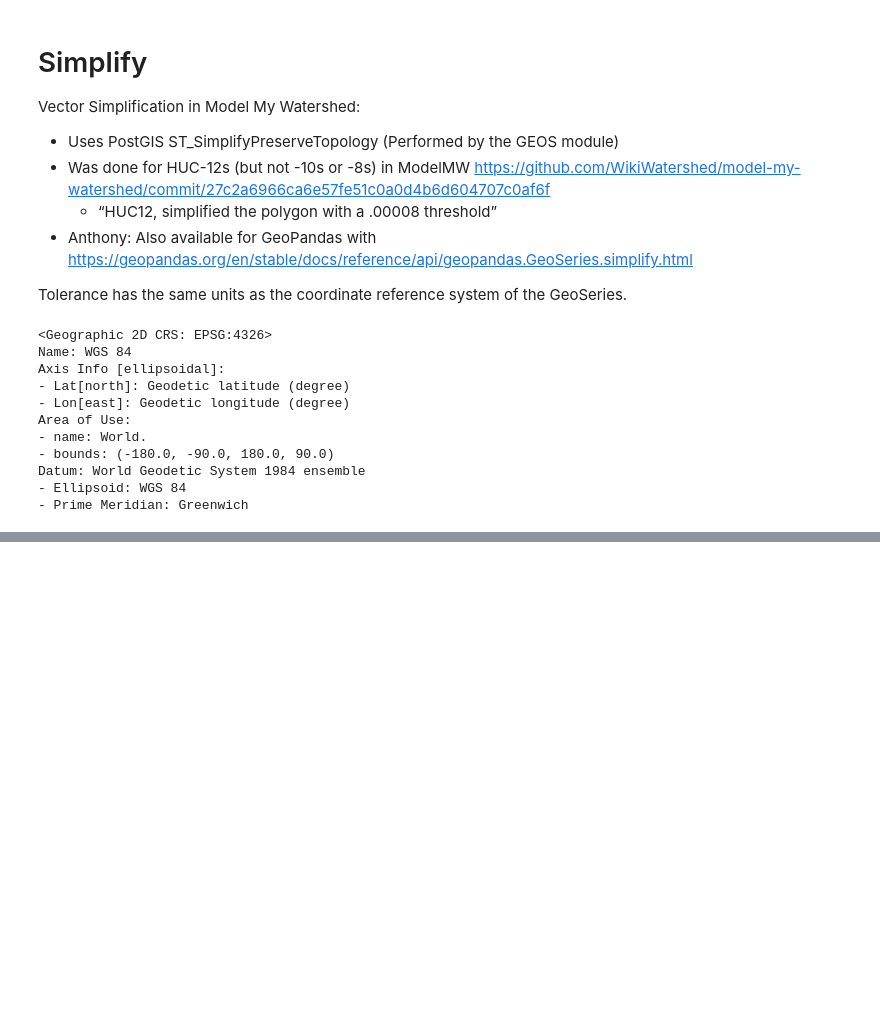
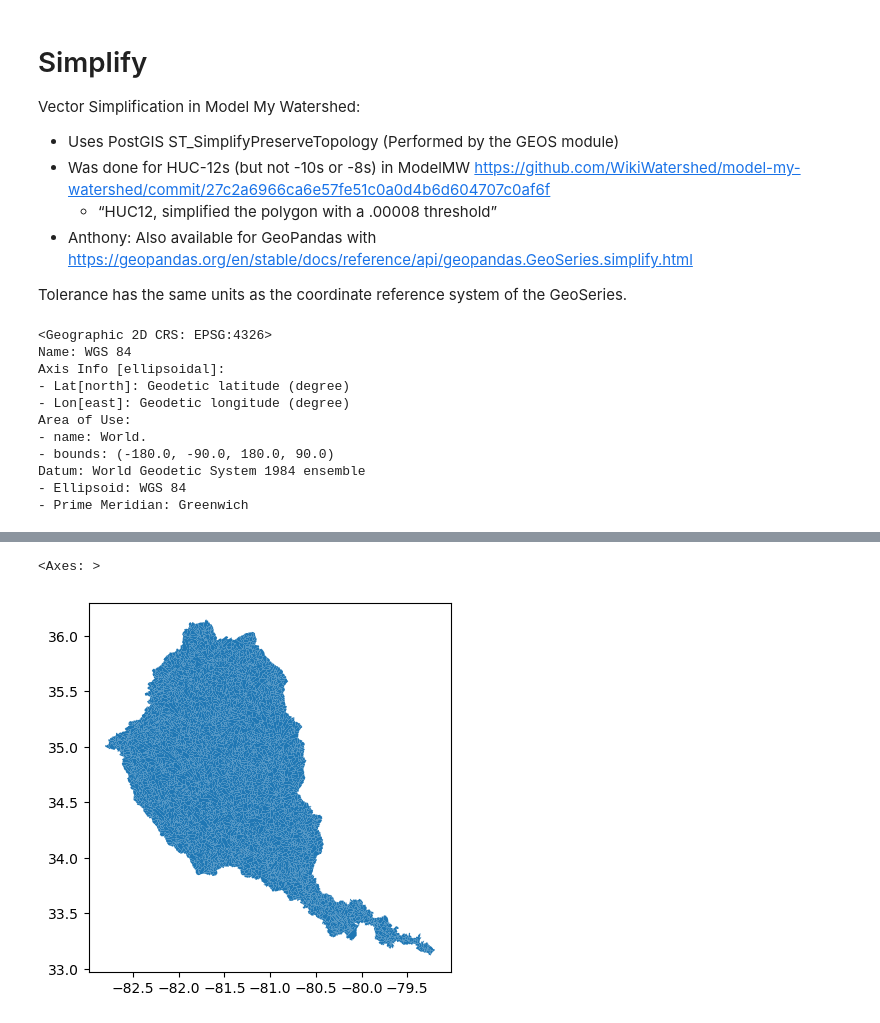
Before and after one commit to WikiWatershed/global-hydrography, a Jupyter notebook: sandbox/simplify_basins.ipynb, the cells around one changed output, grey strips where cells are left out. Cells and saved outputs as stored; diff of their text form; code cells hidden in the pictures; blank space fills up the shorter version.

```diff
--- a/sandbox/simplify_basins.ipynb
+++ b/sandbox/simplify_basins.ipynb
@@ -103,5 +110,6 @@ Datum: World Geodetic System 1984 ensemble
 - Prime Meridian: Greenwich
 # %%
 basins_simplified_gpd = basins_subset_gpd.simplify(
-
+    tolerance=0.00008,
 )
+basins_simplified_gpd.info()
@@ -107,0 +127,5 @@ basins_simplified_gpd = basins_subset_gpd.simplify(
+# %%
+basins_simplified_gpd.plot()
+# %% [output]
+<Axes: >
+[figure, added]
```
Also changed, not shown: parts of 2 cells of this notebook.
